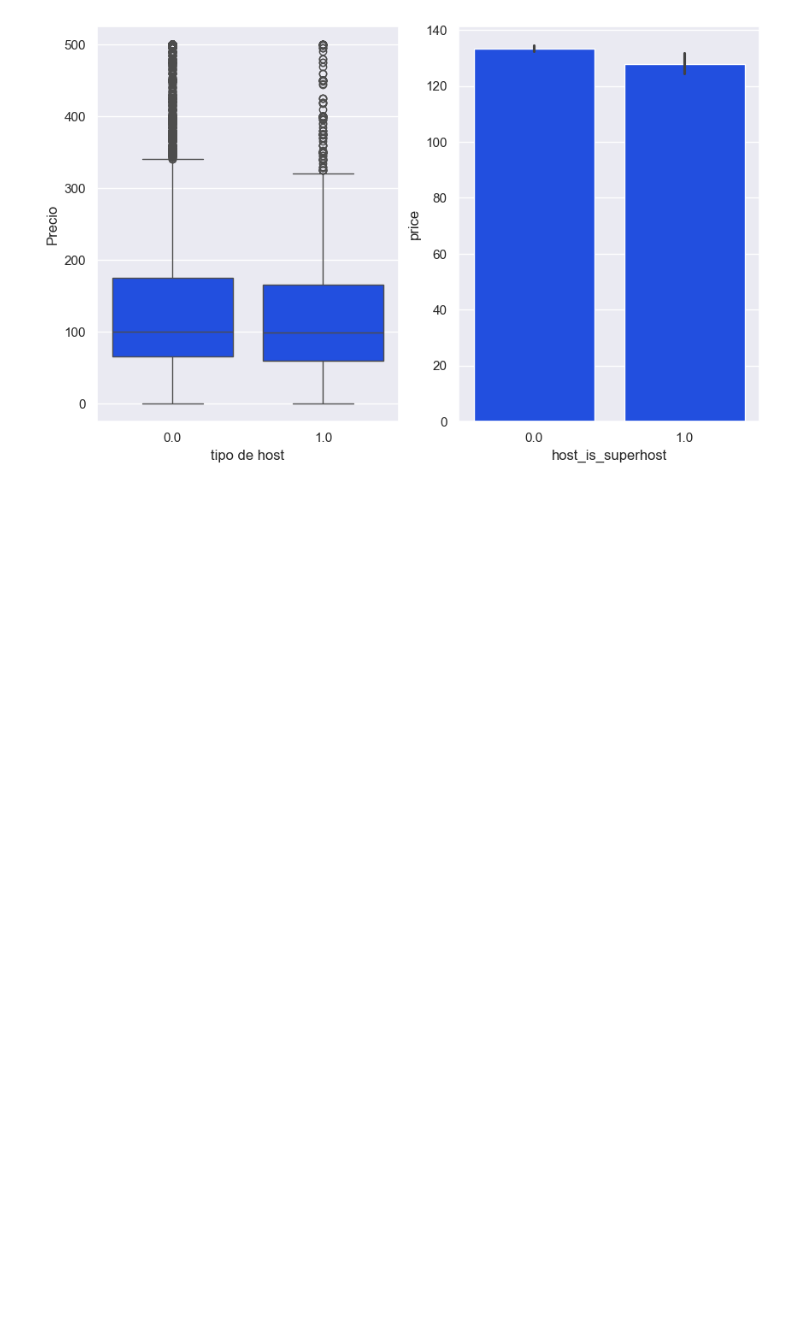
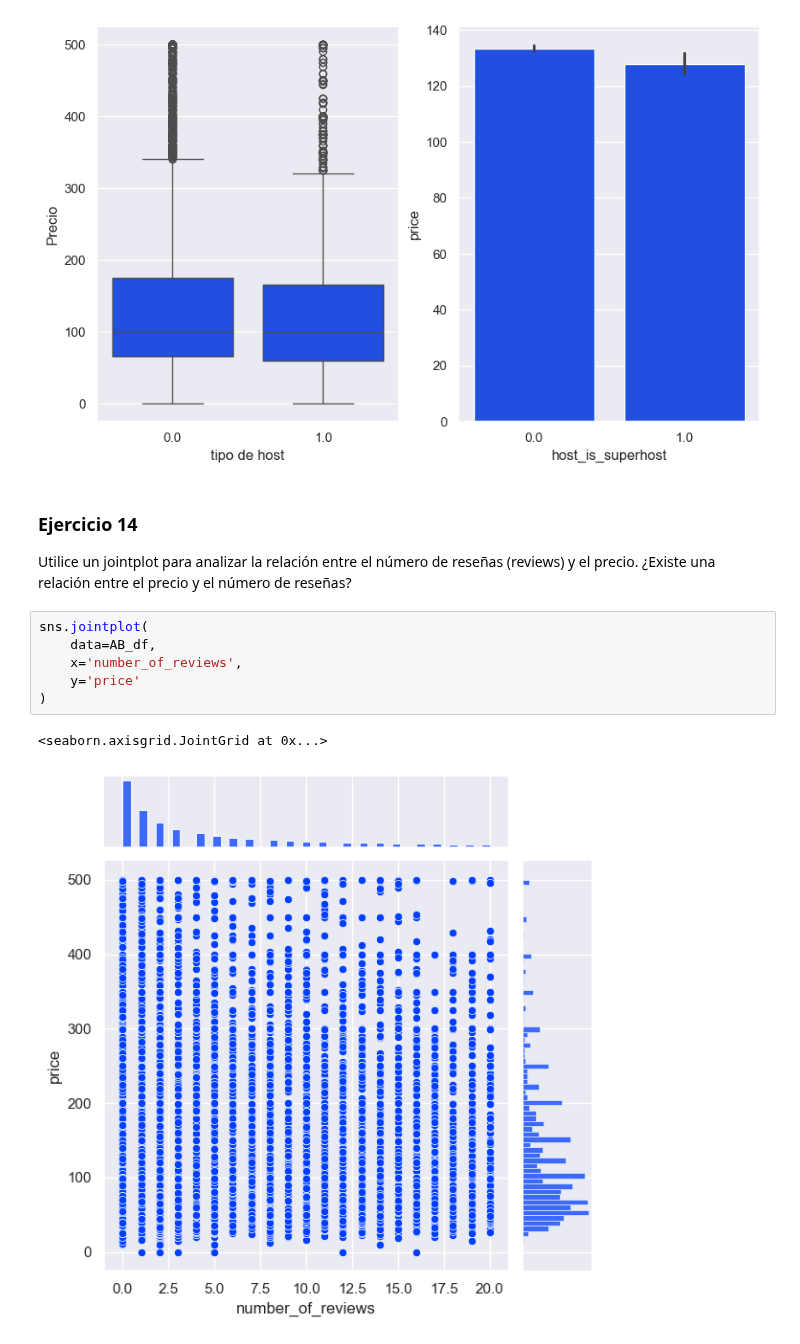
Before and after one commit to CabHug/Portfolio, a Jupyter notebook: Practicas/PRAI-AirBnB.ipynb, the cells around one changed output. Cells and saved outputs as stored; diff of their text form; blank space fills up the shorter version.

```diff
--- a/Practicas/PRAI-AirBnB.ipynb
+++ b/Practicas/PRAI-AirBnB.ipynb
@@ -511,3 +511,17 @@ sns.barplot(
 # %% [output]
 <Axes: xlabel='host_is_superhost', ylabel='price'>
 [figure]
+# %% [markdown]
+### Ejercicio 14
+
+Utilice un jointplot para analizar la relación entre el número de reseñas (reviews) y el precio.
+¿Existe una relación entre el precio y el número de reseñas?
+# %%
+sns.jointplot(
+    data=AB_df,
+    x='number_of_reviews',
+    y='price'
+)
+# %% [output]
+<seaborn.axisgrid.JointGrid at 0x...>
+[figure, added]
```
Also changed, not shown: parts of 1 cell of this notebook.
